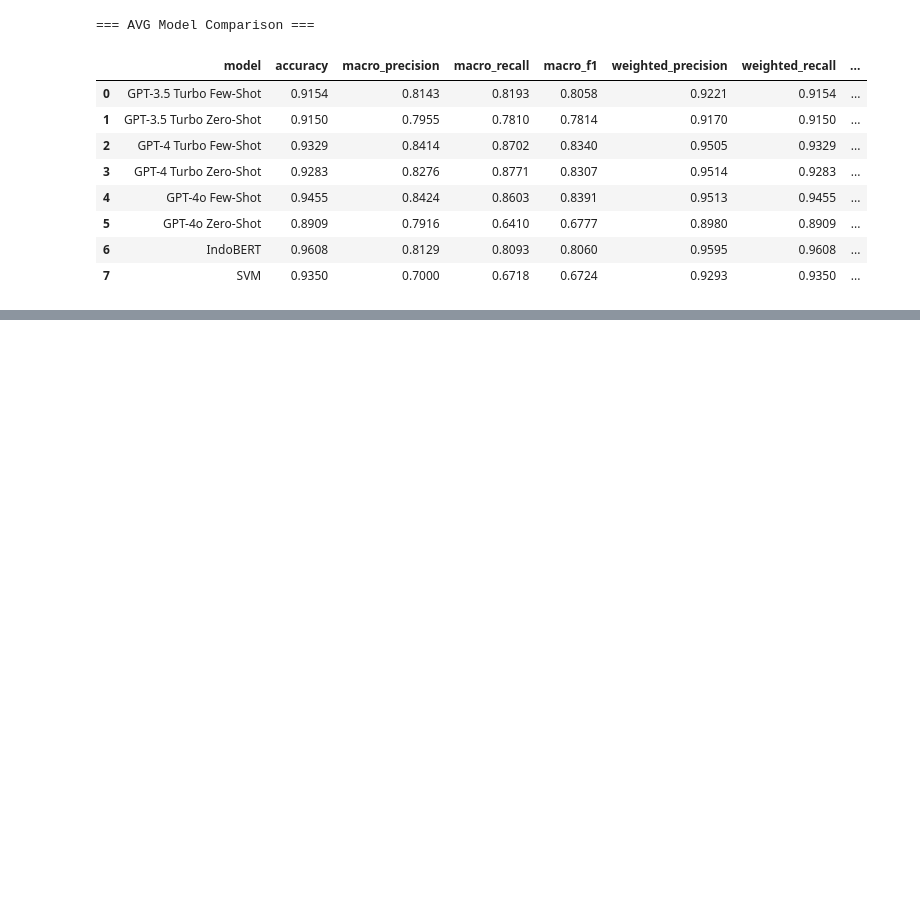
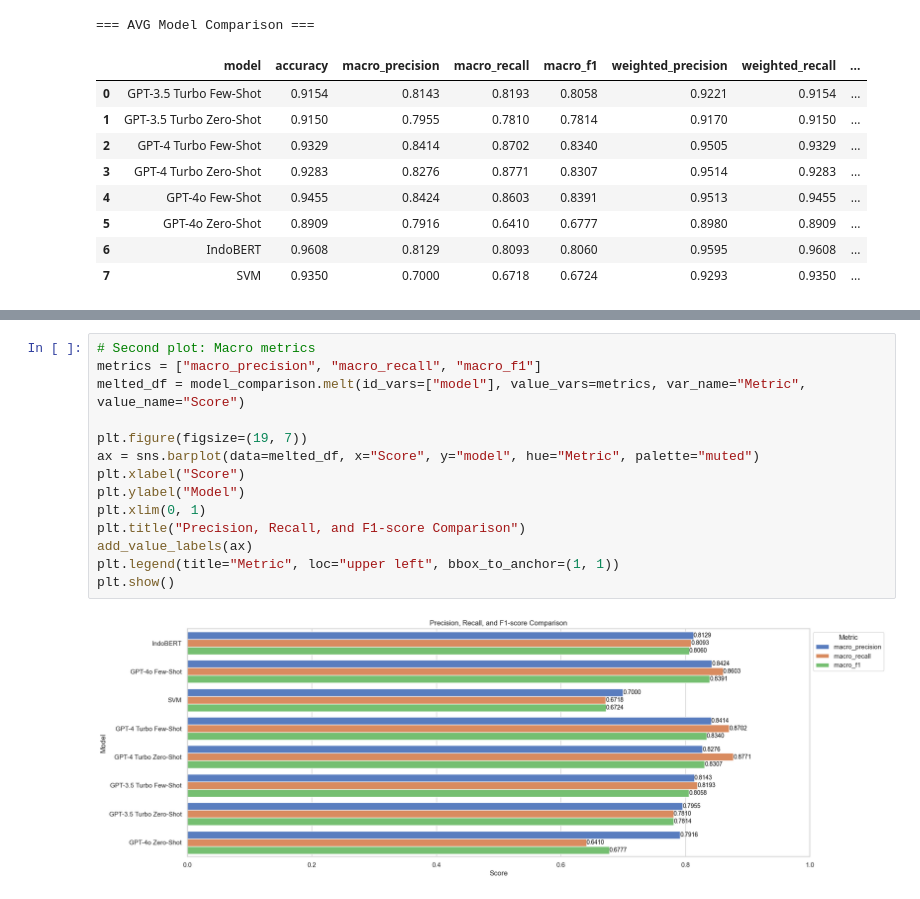
Before and after one commit to chells990/ABSA-Indonesia-Hotel-Reviews, a Jupyter notebook: notebook/eval.ipynb, the cells around one changed output, grey strips where cells are left out. Drawn from its saved outputs; the diff is of its cells as text; blank space fills up the shorter version.

```diff
--- a/notebook/eval.ipynb
+++ b/notebook/eval.ipynb
@@ -154,0 +201,16 @@ aspect_performance.round(4)
+# %%
+# Second plot: Macro metrics
+metrics = ["macro_precision", "macro_recall", "macro_f1"]
+melted_df = model_comparison.melt(id_vars=["model"], value_vars=metrics, var_name="Metric", value_name="Score")
+
+plt.figure(figsize=(19, 7))
+ax = sns.barplot(data=melted_df, x="Score", y="model", hue="Metric", palette="muted")
+plt.xlabel("Score")
+plt.ylabel("Model")
+plt.xlim(0, 1)
+plt.title("Precision, Recall, and F1-score Comparison")
+add_value_labels(ax)
+plt.legend(title="Metric", loc="upper left", bbox_to_anchor=(1, 1))
+plt.show()
+# %% [output]
+[figure, added]
```
Also changed, not shown: parts of 9 cells of this notebook.
